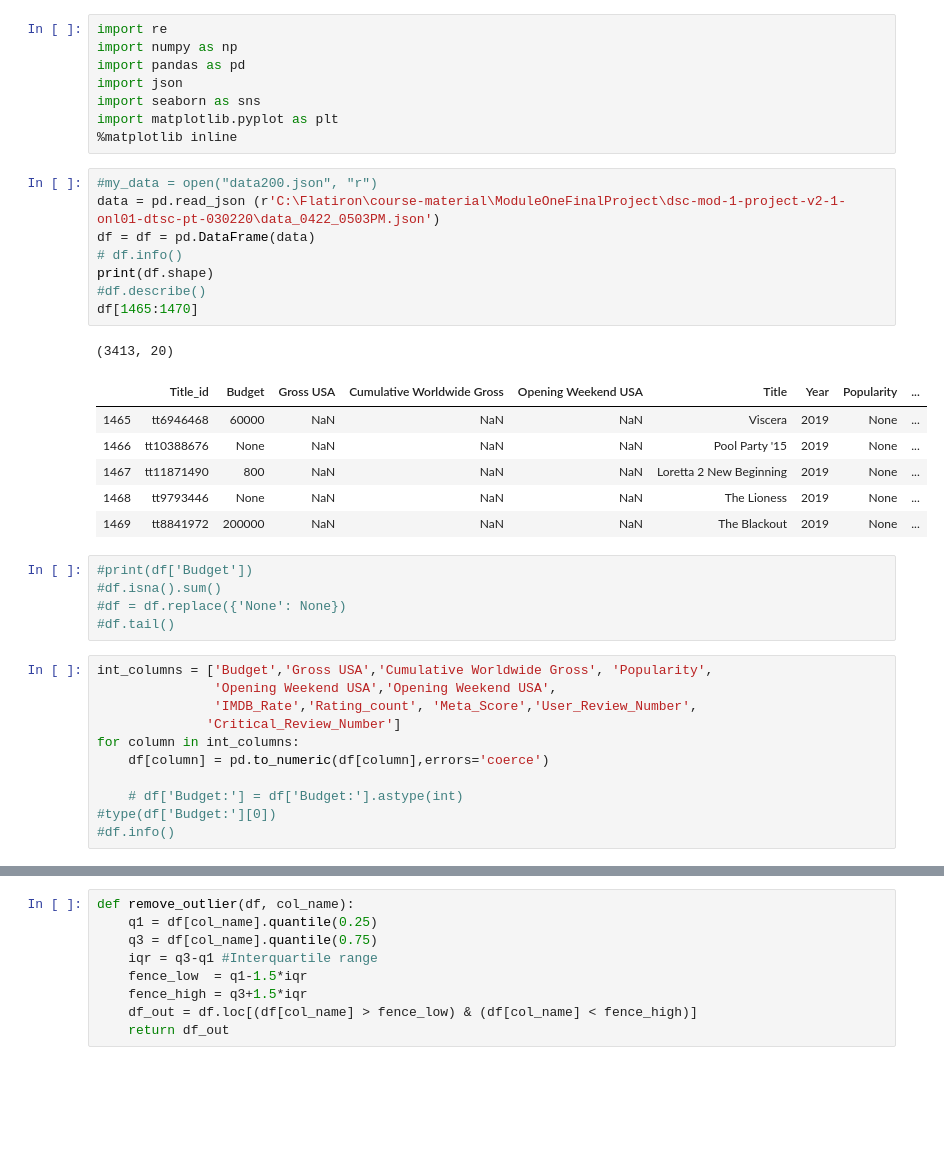
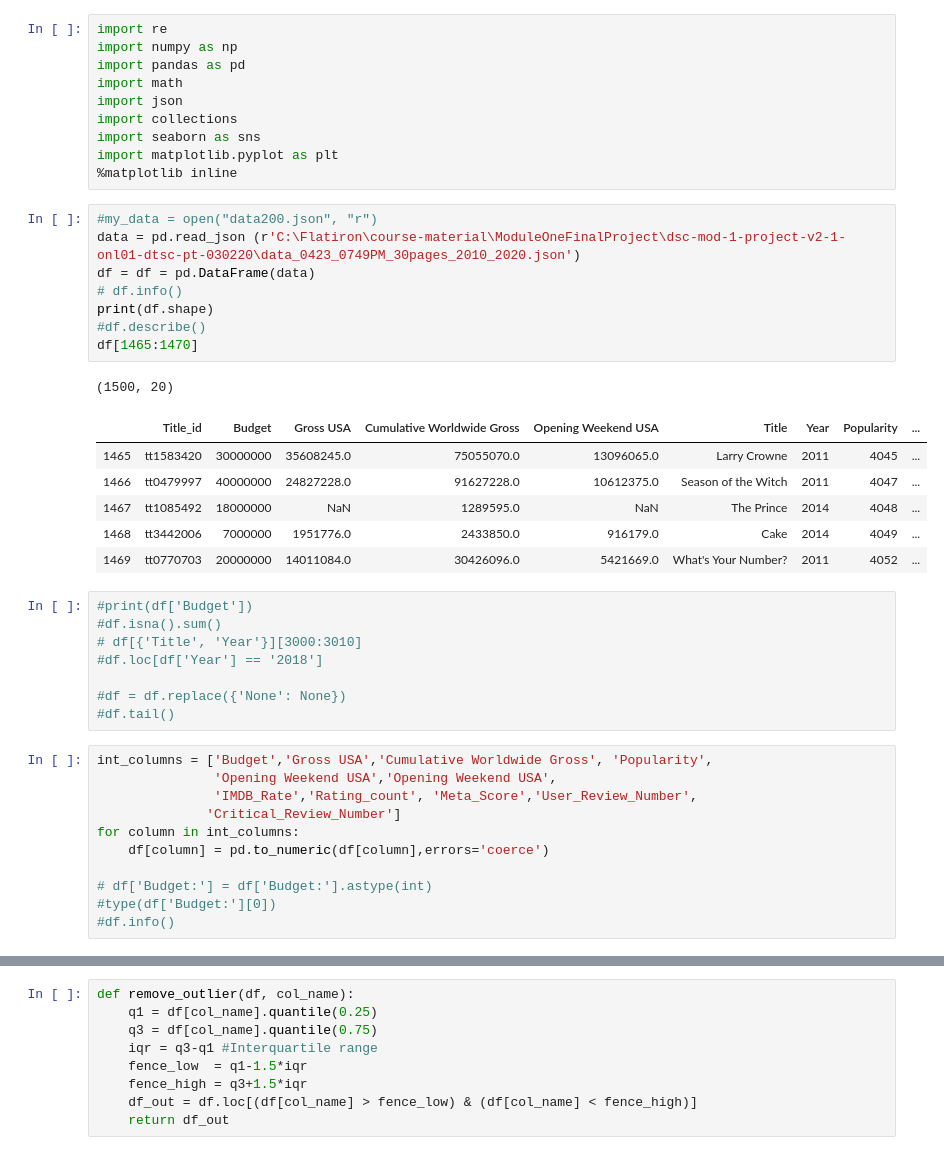
Before and after one commit to na-na15/dsc-mod-1-project-v2-1-onl01-dtsc-pt-030220, a Jupyter notebook: datacleaning.ipynb, the cells around one changed output, grey strips where cells are left out. Drawn from its saved outputs; the diff is of its cells as text; blank space fills up the shorter version.

```diff
--- a/datacleaning.ipynb
+++ b/datacleaning.ipynb
@@ -2,29 +2,34 @@
 import re
 import numpy as np
 import pandas as pd
+import math
 import json
+import collections
 import seaborn as sns
 import matplotlib.pyplot as plt
 %matplotlib inline
 # %%
 #my_data = open("data200.json", "r")
-data = pd.read_json (r'C:\Flatiron\course-material\ModuleOneFinalProject\dsc-mod-1-project-v2-1-onl01-dtsc-pt-030220\data_0422_0503PM.json')
+data = pd.read_json (r'C:\Flatiron\course-material\ModuleOneFinalProject\dsc-mod-1-project-v2-1-onl01-dtsc-pt-030220\data_0423_0749PM_30pages_2010_2020.json')
 df = df = pd.DataFrame(data)
 # df.info()
 print(df.shape)
 #df.describe()
 df[1465:1470]
 # %% [output]
-(3413, 20)
+(1500, 20)
 |  | Title_id | Budget | Gross USA | Cumulative Worldwide Gross | Opening Weekend USA | Title | Year | Popularity | ... |
-| 1465 | tt6946468 | 60000 | NaN | NaN | NaN | Viscera | 2019 | None | ... |
-| 1466 | tt10388676 | None | NaN | NaN | NaN | Pool Party '15 | 2019 | None | ... |
-| 1467 | tt11871490 | 800 | NaN | NaN | NaN | Loretta 2 New Beginning | 2019 | None | ... |
-| 1468 | tt9793446 | None | NaN | NaN | NaN | The Lioness | 2019 | None | ... |
-| 1469 | tt8841972 | 200000 | NaN | NaN | NaN | The Blackout | 2019 | None | ... |
+| 1465 | tt1583420 | 30000000 | 35608245.0 | 75055070.0 | 13096065.0 | Larry Crowne | 2011 | 4045 | ... |
+| 1466 | tt0479997 | 40000000 | 24827228.0 | 91627228.0 | 10612375.0 | Season of the Witch | 2011 | 4047 | ... |
+| 1467 | tt1085492 | 18000000 | NaN | 1289595.0 | NaN | The Prince | 2014 | 4048 | ... |
+| 1468 | tt3442006 | 7000000 | 1951776.0 | 2433850.0 | 916179.0 | Cake | 2014 | 4049 | ... |
+| 1469 | tt0770703 | 20000000 | 14011084.0 | 30426096.0 | 5421669.0 | What's Your Number? | 2011 | 4052 | ... |
 # %%
 #print(df['Budget'])
 #df.isna().sum()
+# df[{'Title', 'Year'}][3000:3010]
+#df.loc[df['Year'] == '2018']
+
 #df = df.replace({'None': None})
 #df.tail()
 # %%
@@ -35,7 +40,7 @@ int_columns = ['Budget','Gross USA','Cumulative Worldwide Gross', 'Popularity',
 for column in int_columns:
     df[column] = pd.to_numeric(df[column],errors='coerce')
 
-    # df['Budget:'] = df['Budget:'].astype(int)
+# df['Budget:'] = df['Budget:'].astype(int)
 #type(df['Budget:'][0])
 #df.info()
 # %%
```
Also changed, not shown: parts of 14 cells of this notebook, 1 other file.
